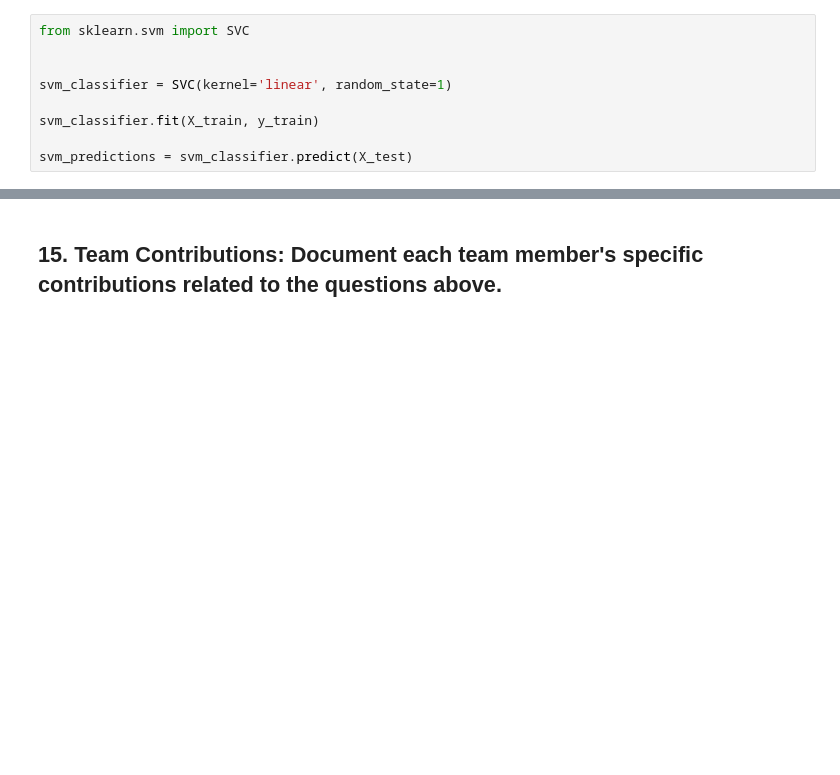
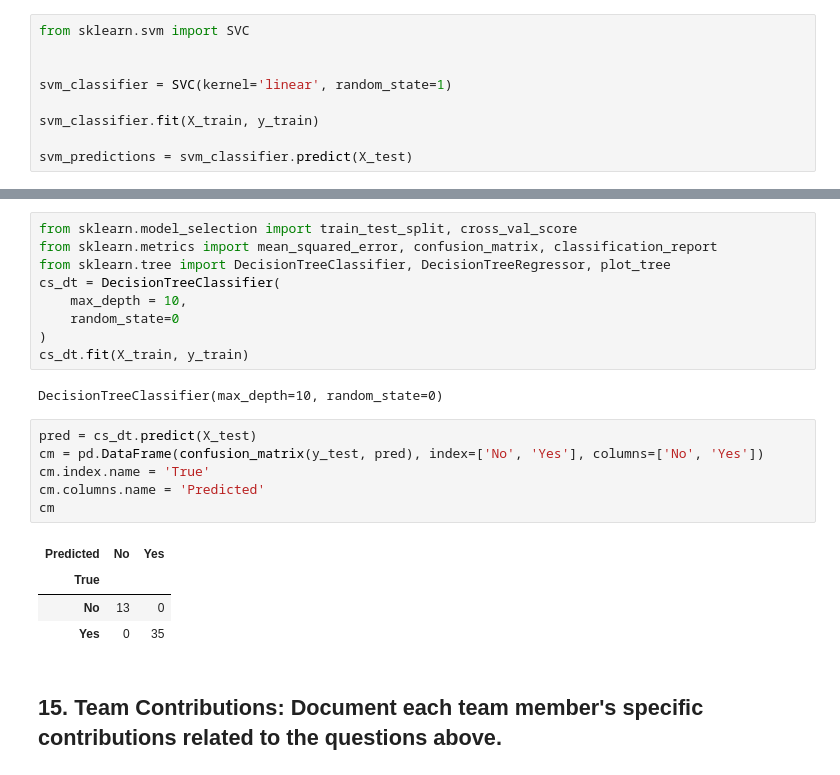
Before and after one commit to lisall8/3DAProject, a Jupyter notebook: assignment6.ipynb, the cells around one changed output, grey strips where cells are left out. Cells and saved outputs as stored; diff of their text form; blank space fills up the shorter version.

```diff
--- a/assignment6.ipynb
+++ b/assignment6.ipynb
@@ -460,3 +540,25 @@ svm_predictions = svm_classifier.predict(X_test)
+# %%
+from sklearn.model_selection import train_test_split, cross_val_score
+from sklearn.metrics import mean_squared_error, confusion_matrix, classification_report
+from sklearn.tree import DecisionTreeClassifier, DecisionTreeRegressor, plot_tree
+cs_dt = DecisionTreeClassifier(
+    max_depth = 10,
+    random_state=0
+)
+cs_dt.fit(X_train, y_train)
+# %% [output]
+DecisionTreeClassifier(max_depth=10, random_state=0)
+# %%
+pred = cs_dt.predict(X_test)
+cm = pd.DataFrame(confusion_matrix(y_test, pred), index=['No', 'Yes'], columns=['No', 'Yes'])
+cm.index.name = 'True'
+cm.columns.name = 'Predicted'
+cm
+# %% [output]
+| Predicted | No | Yes |
+| True |  |  |
+| No | 13 | 0 |
+| Yes | 0 | 35 |
 # %% [markdown]
 ## 15. **Team Contributions:** Document each team member's specific contributions related to the questions above.
 # %% [markdown]
```
Also changed, not shown: parts of 14 cells of this notebook.
